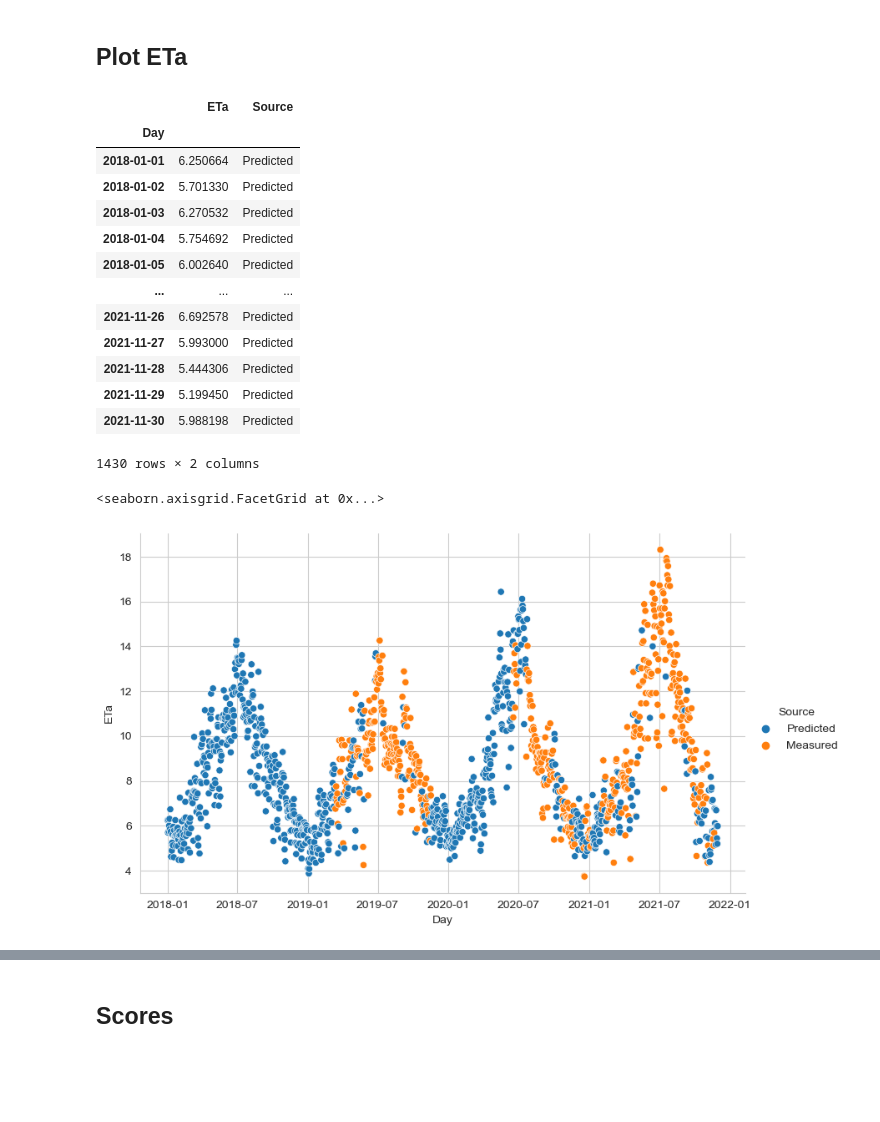
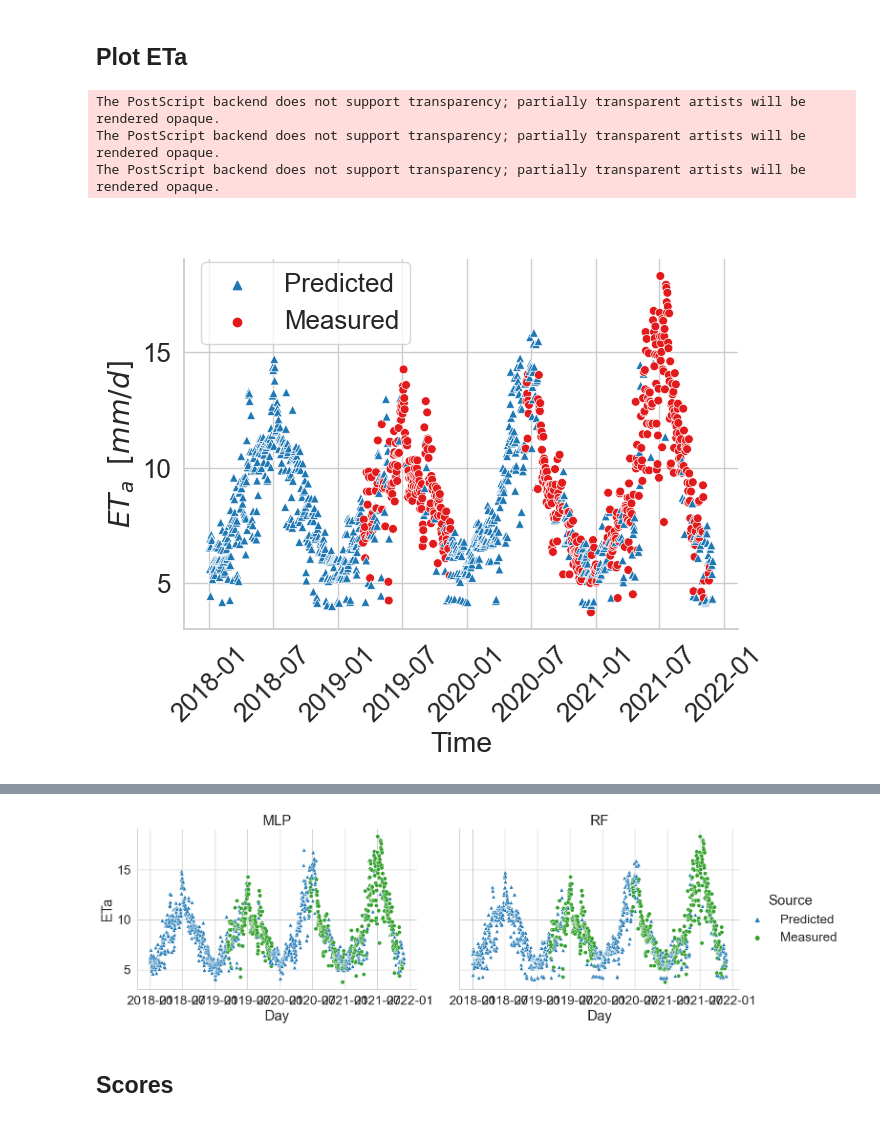
Before and after one commit to fedesss98/kc-predict, a Jupyter notebook: notebook/02-fast-plots.ipynb, the cells around one changed output, grey strips where cells are left out. Saved outputs shown, nothing was run; the diff lists cells and outputs as text; code cells hidden in the pictures; blank space fills up the shorter version.

```diff
--- a/notebook/02-fast-plots.ipynb
+++ b/notebook/02-fast-plots.ipynb
@@ -11,25 +14,44 @@ RUN_ID = '45940W'
 # %% [markdown]
 ## Plot ETa
-# %%
-df = pd.read_pickle('data/predicted/eta_predicted.pickle')
-df
-# %% [output]
-|  | ETa | Source |
-| Day |  |  |
-| 2018-01-01 | 6.250664 | Predicted |
-| 2018-01-02 | 5.701330 | Predicted |
-| 2018-01-03 | 6.270532 | Predicted |
-| 2018-01-04 | 5.754692 | Predicted |
-| 2018-01-05 | 6.002640 | Predicted |
-| ... | ... | ... |
-| 2021-11-26 | 6.692578 | Predicted |
-| 2021-11-27 | 5.993000 | Predicted |
-| 2021-11-28 | 5.444306 | Predicted |
-| 2021-11-29 | 5.199450 | Predicted |
-| 2021-11-30 | 5.988198 | Predicted |
-1430 rows × 2 columns
-# %%
-sns.relplot(df, x='Day', y='ETa', hue='Source', aspect=1.6)
-# %% [output]
-<seaborn.axisgrid.FacetGrid at 0x...>
-[figure, removed]
+# %%
+def save_series(sns_plot, estimator):
+    sns_plot.savefig(f'visualization/data/predictions_series/eta_series_{estimator}_{RUN_ID}.png', dpi=300)
+    sns_plot.savefig(f'visualization/data/predictions_series/eta_series_{estimator}_{RUN_ID}.eps', dpi=300)
+    sns_plot.savefig(f'visualization/data/predictions_series/eta_series_{estimator}_{RUN_ID}.pdf', dpi=300)
+    return sns_plot
+# %%
+mlp = pd.read_pickle(f'data/predicted/eta_predicted_mlp_model5.pickle')
+mlp['Estimator'] = 'MLP'
+rf = pd.read_pickle(f'data/predicted/eta_predicted_rf_model4.pickle')
+rf['Estimator'] = 'RF'
+# %%
+with sns.plotting_context("notebook", font_scale=1.7):
+    g1 = sns.relplot(rf, x='Day', y='ETa',
+                    hue='Source', style='Source', markers=['^', 'o'],
+                    legend=True, s=40,
+                    palette=[good_blue, good_green], aspect=1.45)
+    plt.xticks(rotation=45)
+    leg = g1._legend
+    leg.set_bbox_to_anchor([0.35, 0.93])
+    leg.set_frame_on(True)
+    leg.set_title('')
+    g1.set_axis_labels('Time', '$ET_a\;\; [mm/d]$')
+    save_series(g1, 'rf')
+    g2 = sns.relplot(mlp, x='Day', y='ETa',
+                    hue='Source', style='Source', markers=['^', 'o'],
+                    legend=True, s=40,
+                    palette=[good_blue, good_green], aspect=1.45)
+    g2.set_axis_labels('Time', '$ET_a\;\; [mm/d]$')
+    leg = g2._legend
+    leg.set_bbox_to_anchor([0.35, 0.93])
+    leg.set_frame_on(True)
+    leg.set_title('')
+    g2.set_axis_labels('Time', '$ET_a\;\; [mm/d]$')
+    save_series(g1, 'rf')
+    plt.xticks(rotation=45)
+    save_series(g2, 'mlp')
+# %% [output]
+The PostScript backend does not support transparency; partially transparent artists will be rendered opaque.
+The PostScript backend does not support transparency; partially transparent artists will be rendered opaque.
+The PostScript backend does not support transparency; partially transparent artists will be rendered opaque.
+[figure, added]
@@ -36,2 +59,13 @@ sns.relplot(df, x='Day', y='ETa', hue='Source', aspect=1.6)
+# %%
+df = pd.concat([mlp, rf])
+g = sns.relplot(df, x='Day', y='ETa', col='Estimator',
+                hue='Source', style='Source', markers=['^', 'o'],
+                palette=[good_blue, good_green], aspect=1.4)
+g.set_titles(col_template='{col_name}')
+g.savefig(f'visualization/data/predictions_series/eta_series_{RUN_ID}.png', dpi=300)
+g.savefig(f'visualization/data/predictions_series/eta_series_{RUN_ID}.eps', dpi=300)
+g.savefig(f'visualization/data/predictions_series/eta_series_{RUN_ID}.pdf', dpi=300)
+# %% [output]
+[figure, added]
 # %% [markdown]
 ## Scores
```
Also changed, not shown: parts of 12 cells of this notebook.
